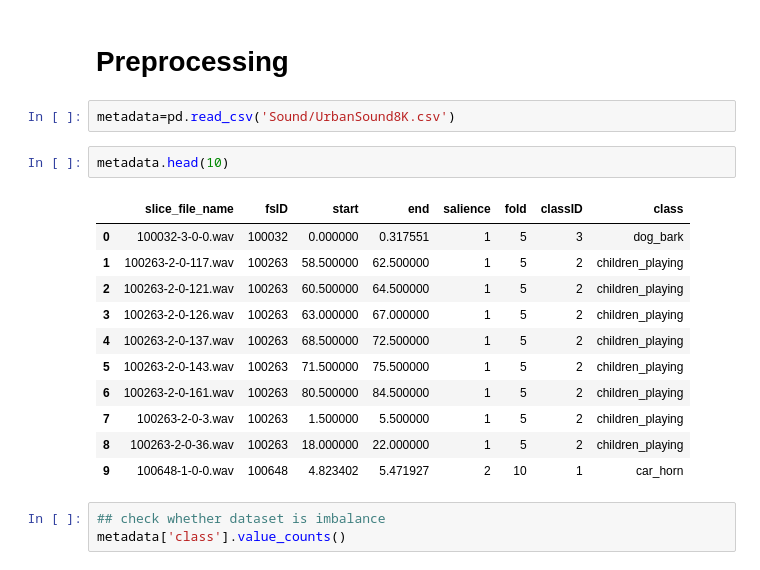
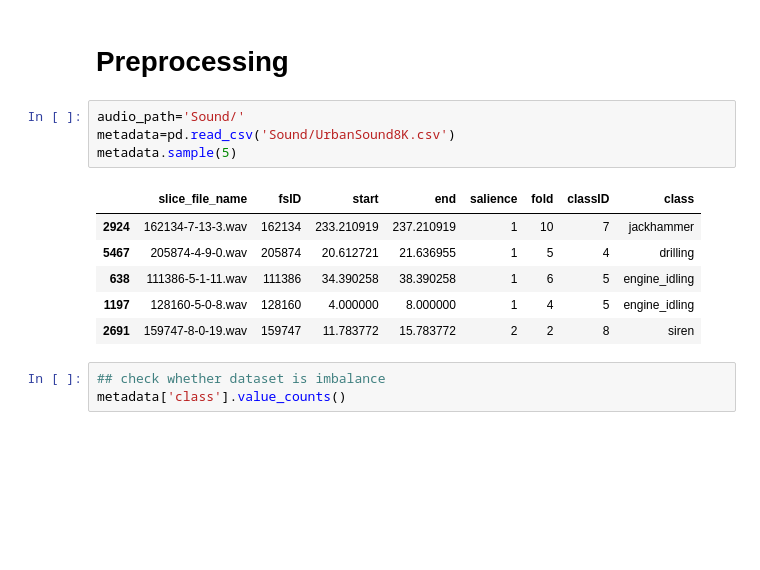
Before and after one commit to ictorv/AudioML, a Jupyter notebook: Audio Classification.ipynb, the cells around one changed output. Drawn from its saved outputs; the diff is of its cells as text; blank space fills up the shorter version.

```diff
--- a/Audio Classification.ipynb
+++ b/Audio Classification.ipynb
@@ -57,22 +37,17 @@ sm_rate
 44100
 # %% [markdown]
 # Preprocessing
-# %%
-metadata=pd.read_csv('Sound/UrbanSound8K.csv')
-# %%
-metadata.head(10)
-# %% [output]
-|  | slice_file_name | fsID | start | end | salience | fold | classID | class |
-| 0 | 100032-3-0-0.wav | 100032 | 0.000000 | 0.317551 | 1 | 5 | 3 | dog_bark |
-| 1 | 100263-2-0-117.wav | 100263 | 58.500000 | 62.500000 | 1 | 5 | 2 | children_playing |
-| 2 | 100263-2-0-121.wav | 100263 | 60.500000 | 64.500000 | 1 | 5 | 2 | children_playing |
-| 3 | 100263-2-0-126.wav | 100263 | 63.000000 | 67.000000 | 1 | 5 | 2 | children_playing |
-| 4 | 100263-2-0-137.wav | 100263 | 68.500000 | 72.500000 | 1 | 5 | 2 | children_playing |
-| 5 | 100263-2-0-143.wav | 100263 | 71.500000 | 75.500000 | 1 | 5 | 2 | children_playing |
-| 6 | 100263-2-0-161.wav | 100263 | 80.500000 | 84.500000 | 1 | 5 | 2 | children_playing |
-| 7 | 100263-2-0-3.wav | 100263 | 1.500000 | 5.500000 | 1 | 5 | 2 | children_playing |
-| 8 | 100263-2-0-36.wav | 100263 | 18.000000 | 22.000000 | 1 | 5 | 2 | children_playing |
-| 9 | 100648-1-0-0.wav | 100648 | 4.823402 | 5.471927 | 2 | 10 | 1 | car_horn |
+# %%
+audio_path='Sound/'
+metadata=pd.read_csv('Sound/UrbanSound8K.csv')
+metadata.sample(5)
+# %% [output]
+|  | slice_file_name | fsID | start | end | salience | fold | classID | class |
+| 2924 | 162134-7-13-3.wav | 162134 | 233.210919 | 237.210919 | 1 | 10 | 7 | jackhammer |
+| 5467 | 205874-4-9-0.wav | 205874 | 20.612721 | 21.636955 | 1 | 5 | 4 | drilling |
+| 638 | 111386-5-1-11.wav | 111386 | 34.390258 | 38.390258 | 1 | 6 | 5 | engine_idling |
+| 1197 | 128160-5-0-8.wav | 128160 | 4.000000 | 8.000000 | 1 | 4 | 5 | engine_idling |
+| 2691 | 159747-8-0-19.wav | 159747 | 11.783772 | 15.783772 | 2 | 2 | 8 | siren |
 # %%
 ## check whether dataset is imbalance
 metadata['class'].value_counts()
```
Also changed, not shown: parts of 20 cells of this notebook.
